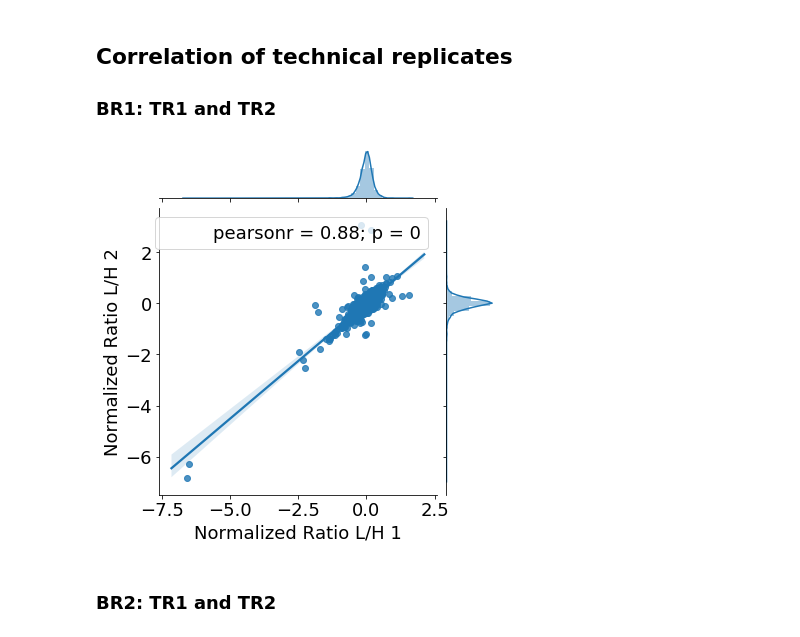
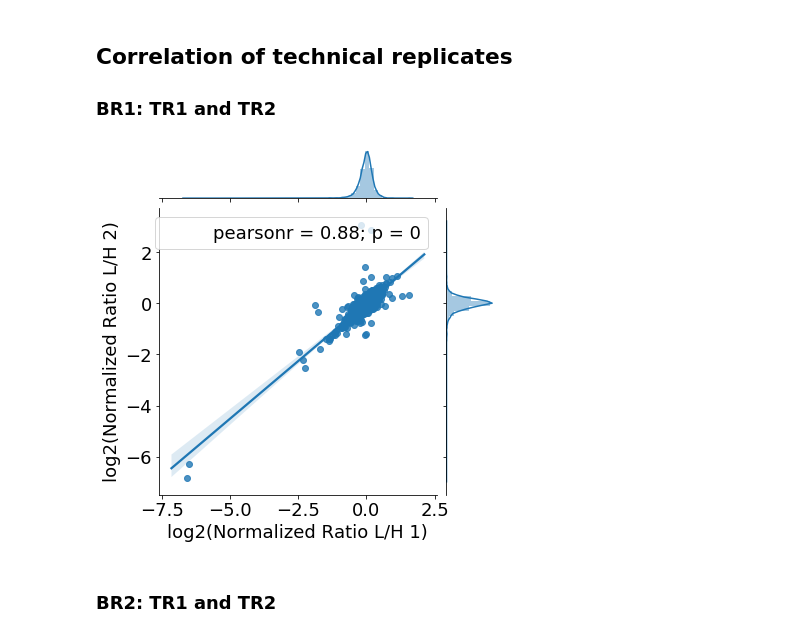
Before and after one commit to esanal/pcdh_notebook, a Jupyter notebook: analysis.ipynb, the cells around one changed output. Cells and saved outputs as stored; diff of their text form; code cells hidden in the pictures.

```diff
--- a/analysis.ipynb
+++ b/analysis.ipynb
@@ -154,22 +155,22 @@ proteins_br2 = remove_cont_and_nan(proteins_br2)
 #proteins_br2['genename'] = proteins_br2['Gene names'].str.split(';').str[0]
 #proteins_br2['UniprotID'] = proteins_br2['Protein IDs'].str.split(';').str[0]
 
-proteins_br1['Normalized Ratio L/H'] = -1*np.log2(proteins_br1['Ratio H/L'] / proteins_br1['Ratio H/L'].median())
-proteins_br1['Normalized Ratio L/H 1'] = -1*np.log2(proteins_br1['Ratio H/L 1'] / proteins_br1['Ratio H/L 1'].median())
-proteins_br1['Normalized Ratio L/H 2'] = -1*np.log2(proteins_br1['Ratio H/L 2'] / proteins_br1['Ratio H/L 2'].median())
-proteins_br2['Normalized Ratio L/H'] = -1*np.log2(proteins_br2['Ratio H/L'] / proteins_br2['Ratio H/L'].median())
-proteins_br2['Normalized Ratio L/H 1'] = -1*np.log2(proteins_br2['Ratio H/L 1'] / proteins_br2['Ratio H/L 1'].median())
-proteins_br2['Normalized Ratio L/H 2'] = -1*np.log2(proteins_br2['Ratio H/L 2'] / proteins_br2['Ratio H/L 2'].median())
+proteins_br1['log2(Normalized Ratio L/H)'] = -1*np.log2(proteins_br1['Ratio H/L'] / proteins_br1['Ratio H/L'].median())
+proteins_br1['log2(Normalized Ratio L/H 1)'] = -1*np.log2(proteins_br1['Ratio H/L 1'] / proteins_br1['Ratio H/L 1'].median())
+proteins_br1['log2(Normalized Ratio L/H 2)'] = -1*np.log2(proteins_br1['Ratio H/L 2'] / proteins_br1['Ratio H/L 2'].median())
+proteins_br2['log2(Normalized Ratio L/H)'] = -1*np.log2(proteins_br2['Ratio H/L'] / proteins_br2['Ratio H/L'].median())
+proteins_br2['log2(Normalized Ratio L/H 1)'] = -1*np.log2(proteins_br2['Ratio H/L 1'] / proteins_br2['Ratio H/L 1'].median())
+proteins_br2['log2(Normalized Ratio L/H 2)'] = -1*np.log2(proteins_br2['Ratio H/L 2'] / proteins_br2['Ratio H/L 2'].median())
 # %% [markdown]
 ## Correlation of technical replicates
 ### BR1: TR1 and TR2
 # %%
 #BR1: TR1 and TR2
-br1_tr1_tr2 = sns.jointplot(x="Normalized Ratio L/H 1", y="Normalized Ratio L/H 2", data=proteins_br1, kind="reg")
+br1_tr1_tr2 = sns.jointplot(x="log2(Normalized Ratio L/H 1)", y="log2(Normalized Ratio L/H 2)", data=proteins_br1, kind="reg")
 br1_tr1_tr2.annotate(stats.pearsonr)
 plt.savefig('figures/BR1_TR1&TR2_correlation.svg')
 # %% [output]
-[figure, old version]
+[figure, new version]
 # %% [markdown]
 ### BR2: TR1 and TR2
 # %%
```
Also changed, not shown: parts of 8 cells of this notebook, 12 other files.
